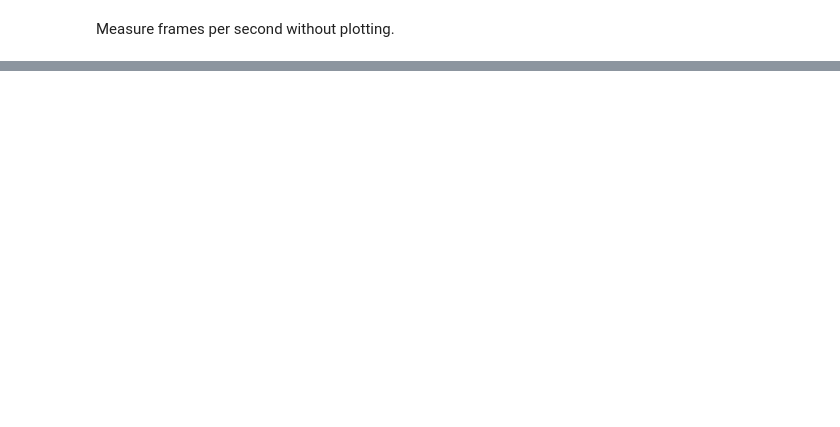
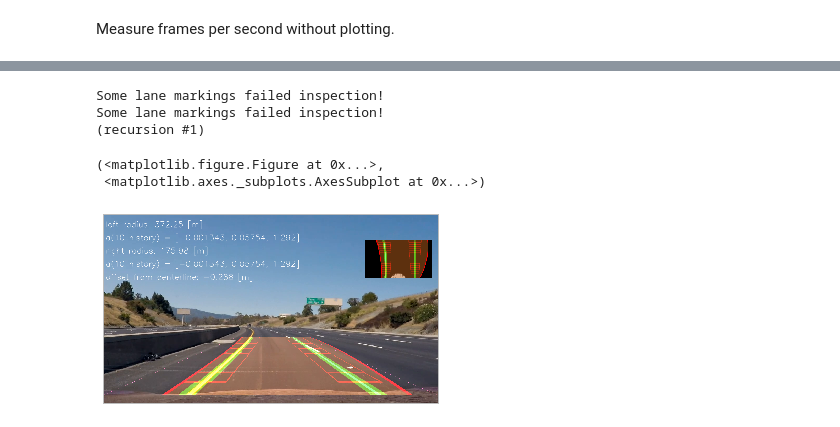
Before and after one commit to tsbertalan/laneLines, a Jupyter notebook: cvflow for regression.ipynb, the cells around one changed output, grey strips where cells are left out. Saved outputs shown, nothing was run; the diff lists cells and outputs as text; code cells hidden in the pictures; blank space fills up the shorter version.

```diff
--- a/cvflow for regression.ipynb
+++ b/cvflow for regression.ipynb
@@ -117,2 +248,11 @@ for k in allFrames.keys():
+# %%
+show(laneFinder.draw(frame))
+# %% [output]
+Some lane markings failed inspection!
+Some lane markings failed inspection!
+(recursion #1)
+(<matplotlib.figure.Figure at 0x...>,
+ <matplotlib.axes._subplots.AxesSubplot at 0x...>)
+[figure, added]
 # %%
 import gc; gc.collect()
```
Also changed, not shown: parts of 33 cells of this notebook, 7 other files.
